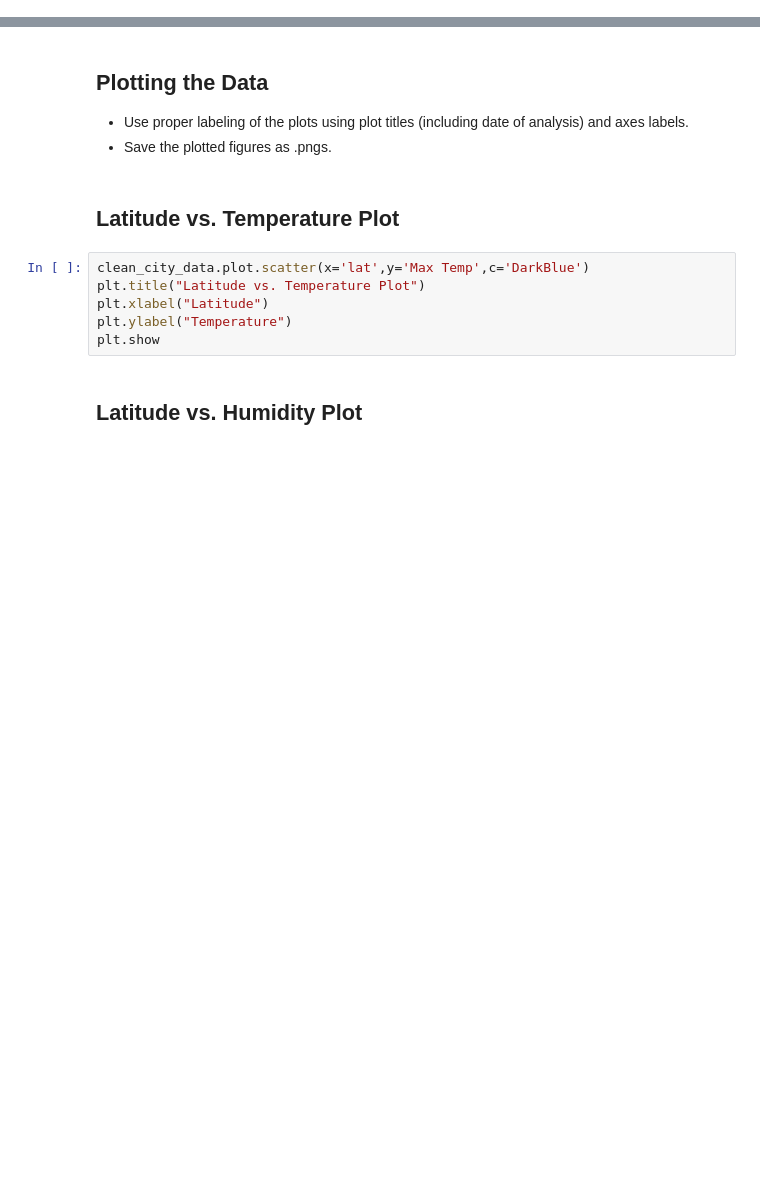
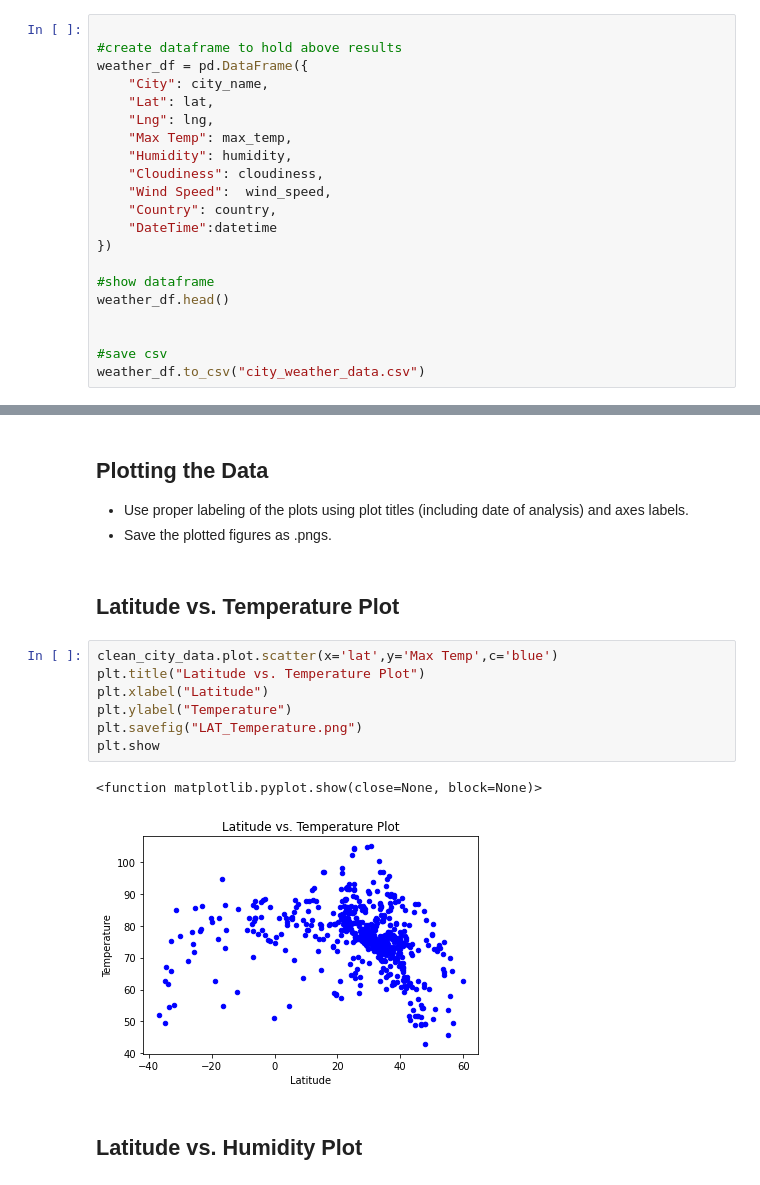
Before and after one commit to SerenaZhaoYanqing/06-Python-api-challenge, a Jupyter notebook: WeatherPy/WeatherPy.ipynb, the cells around one changed output, grey strips where cells are left out. Cells and saved outputs as stored; diff of their text form; blank space fills up the shorter version.

```diff
--- a/WeatherPy/WeatherPy.ipynb
+++ b/WeatherPy/WeatherPy.ipynb
@@ -118,6 +117,27 @@ weather_df.head()
 ### Convert Raw Data to DataFrame
 * Export the city data into a .csv.
 * Display the DataFrame
+# %%
+
+#create dataframe to hold above results
+weather_df = pd.DataFrame({
+    "City": city_name,
+    "Lat": lat,
+    "Lng": lng,
+    "Max Temp": max_temp,
+    "Humidity": humidity,
+    "Cloudiness": cloudiness,
+    "Wind Speed":  wind_speed,
+    "Country": country,
+    "DateTime":datetime
+})
+
+#show dataframe
+weather_df.head()
+
+
+#save csv
+weather_df.to_csv("city_weather_data.csv")
 # %% [markdown]
 ## Inspect the data and remove the cities where the humidity > 100%.
 ----
@@ -138,11 +164,15 @@ clean_city_data.head()
 # %% [markdown]
 ## Latitude vs. Temperature Plot
 # %%
-clean_city_data.plot.scatter(x='lat',y='Max Temp',c='DarkBlue')
+clean_city_data.plot.scatter(x='lat',y='Max Temp',c='blue')
 plt.title("Latitude vs. Temperature Plot")
 plt.xlabel("Latitude")
 plt.ylabel("Temperature")
+plt.savefig("LAT_Temperature.png")
 plt.show
+# %% [output]
+<function matplotlib.pyplot.show(close=None, block=None)>
+[figure, added]
 # %% [markdown]
 ## Latitude vs. Humidity Plot
 # %%
```
Also changed, not shown: parts of 20 cells of this notebook, 17 other files.
